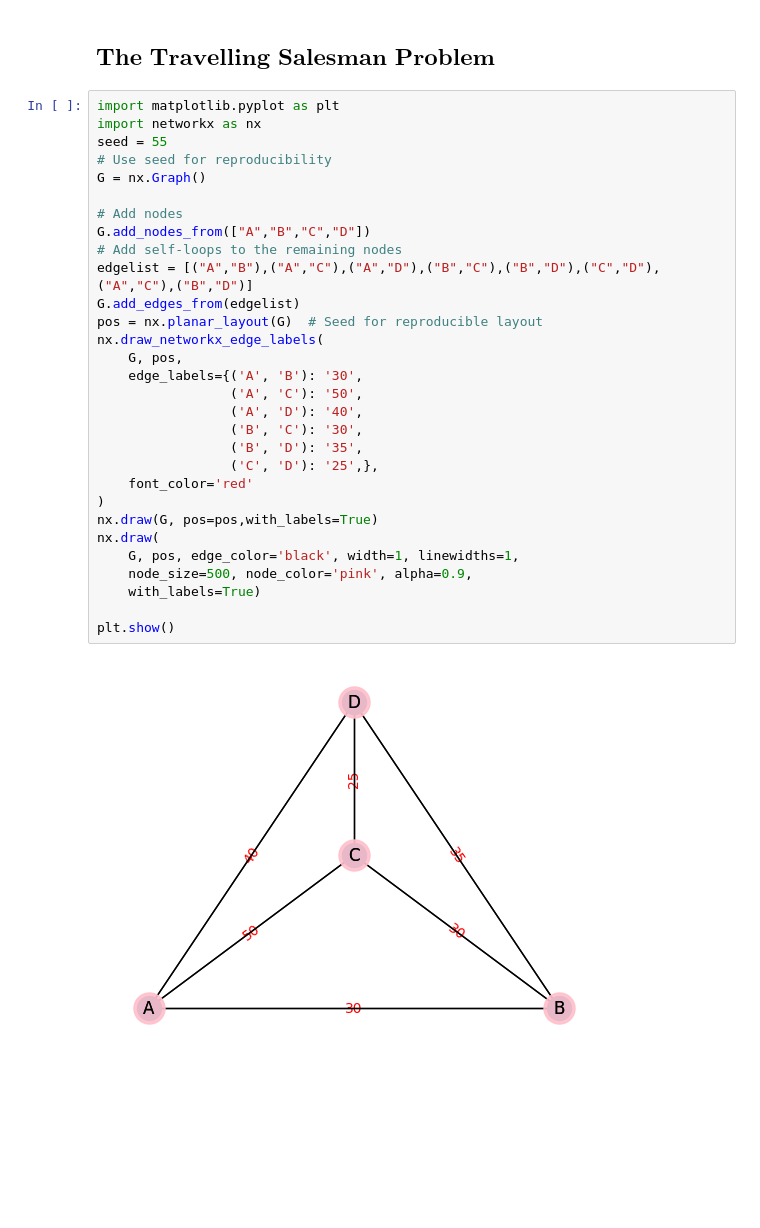
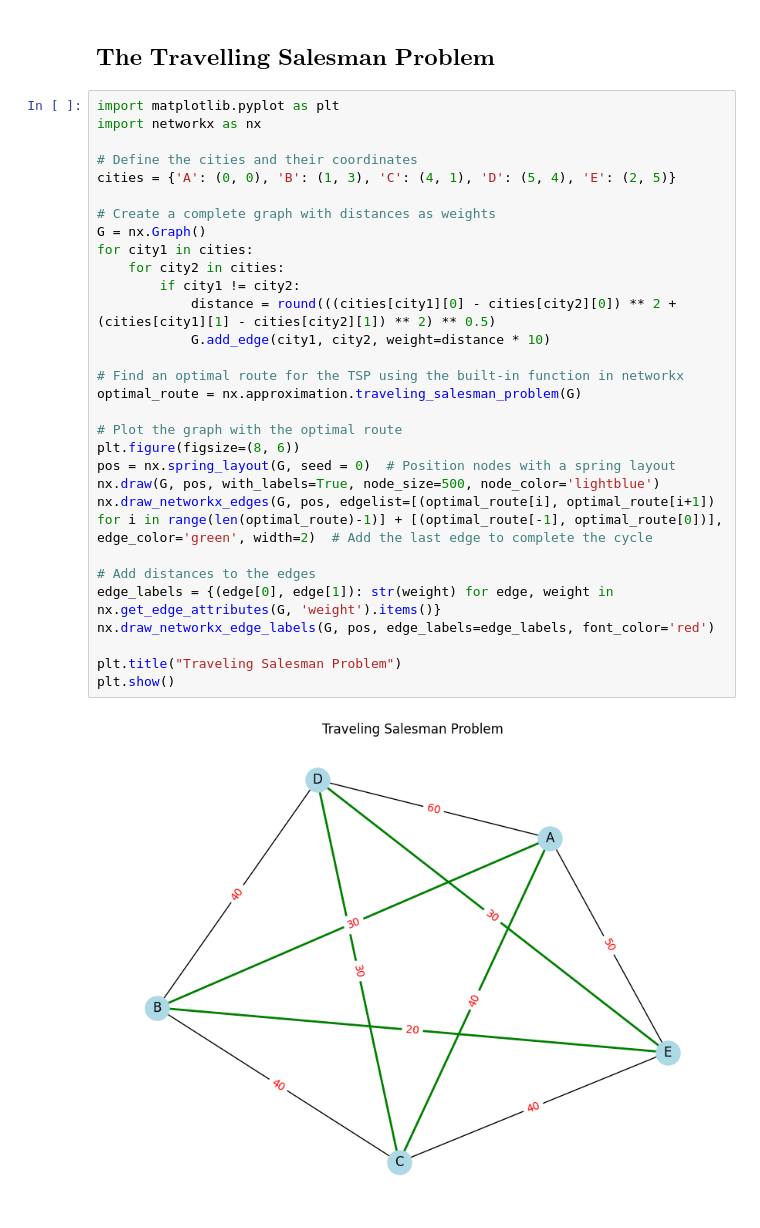
Before and after one commit to Whos-Andrei-Go/Discrete_Math_2, a Jupyter notebook: Programming_Assignments/Lecture_3_Answers.ipynb, the cells around one changed output. Cells and saved outputs as stored; diff of their text form; blank space fills up the shorter version.

```diff
--- a/Programming_Assignments/Lecture_3_Answers.ipynb
+++ b/Programming_Assignments/Lecture_3_Answers.ipynb
@@ -304,34 +378,34 @@ $\textbf{The Travelling Salesman Problem}$
 # %%
 import matplotlib.pyplot as plt
 import networkx as nx
-seed = 55
-# Use seed for reproducibility
+
+# Define the cities and their coordinates
+cities = {'A': (0, 0), 'B': (1, 3), 'C': (4, 1), 'D': (5, 4), 'E': (2, 5)}
+
+# Create a complete graph with distances as weights
 G = nx.Graph()
+for city1 in cities:
+    for city2 in cities:
+        if city1 != city2:
+            distance = round(((cities[city1][0] - cities[city2][0]) ** 2 + (cities[city1][1] - cities[city2][1]) ** 2) ** 0.5)
+            G.add_edge(city1, city2, weight=distance * 10)
 
-# Add nodes
-G.add_nodes_from(["A","B","C","D"])
-# Add self-loops to the remaining nodes
-edgelist = [("A","B"),("A","C"),("A","D"),("B","C"),("B","D"),("C","D"),("A","C"),("B","D")]
-G.add_edges_from(edgelist)
-pos = nx.planar_layout(G)  # Seed for reproducible layout
-nx.draw_networkx_edge_labels(
-    G, pos,
-    edge_labels={('A', 'B'): '30',
-                 ('A', 'C'): '50',
-                 ('A', 'D'): '40',
-                 ('B', 'C'): '30',
-                 ('B', 'D'): '35',
-                 ('C', 'D'): '25',},
-    font_color='red'
-)
-nx.draw(G, pos=pos,with_labels=True)
-nx.draw(
-    G, pos, edge_color='black', width=1, linewidths=1,
-    node_size=500, node_color='pink', alpha=0.9,
-    with_labels=True)
+# Find an optimal route for the TSP using the built-in function in networkx
+optimal_route = nx.approximation.traveling_salesman_problem(G)
 
+# Plot the graph with the optimal route
+plt.figure(figsize=(8, 6))
+pos = nx.spring_layout(G, seed = 0)  # Position nodes with a spring layout
+nx.draw(G, pos, with_labels=True, node_size=500, node_color='lightblue')
+nx.draw_networkx_edges(G, pos, edgelist=[(optimal_route[i], optimal_route[i+1]) for i in range(len(optimal_route)-1)] + [(optimal_route[-1], optimal_route[0])], edge_color='green', width=2)  # Add the last edge to complete the cycle
+
+# Add distances to the edges
+edge_labels = {(edge[0], edge[1]): str(weight) for edge, weight in nx.get_edge_attributes(G, 'weight').items()}
+nx.draw_networkx_edge_labels(G, pos, edge_labels=edge_labels, font_color='red')
+
+plt.title("Traveling Salesman Problem")
 plt.show()
 # %% [output]
-[figure, old version]
+[figure, new version]
 # %% [markdown]
 Route:
```
Also changed, not shown: parts of 26 cells of this notebook.
